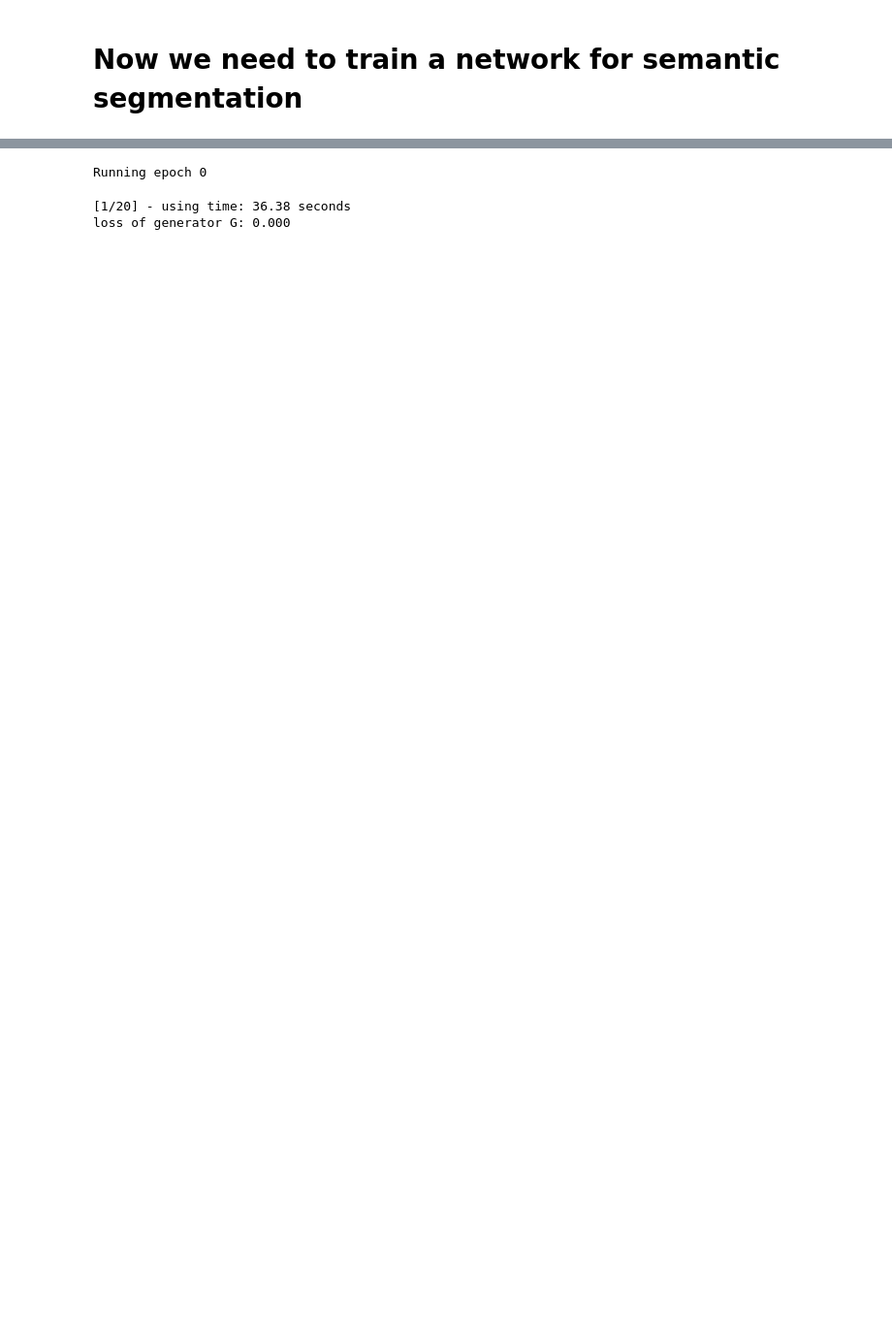
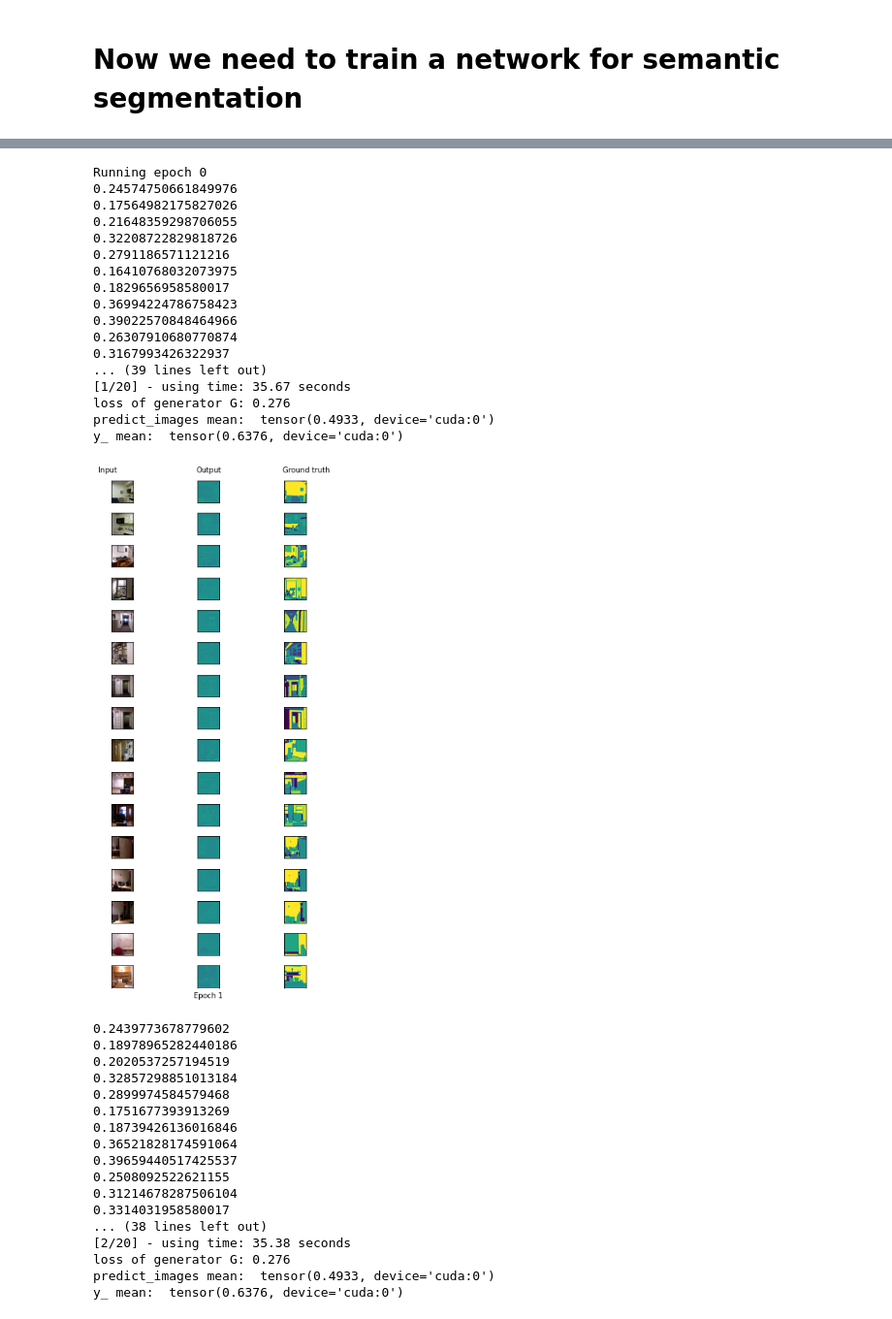
Before and after one commit to fvolcic/442_final, a Jupyter notebook: DataLoader_final.ipynb, the cells around one changed output, grey strips where cells are left out. Shown: that part at 97% size. Drawn from its saved outputs; the diff is of its cells as text; code cells hidden in the pictures; blank space fills up the shorter version.

```diff
--- a/DataLoader_final.ipynb
+++ b/DataLoader_final.ipynb
@@ -581,7 +586,7 @@ class generator(nn.Module):
 
     d8_c = self.decConv8(nn.functional.relu(d8_in))
 
-    output = nn.functional.tanh(d8_c)
+    output = nn.functional.sigmoid(d8_c)
 
     ###########################################################################
     #                              END OF YOUR CODE                           #
@@ -632,6 +637,13 @@ def process_image(img):
 
 def show_result(G, x_, y_, num_epoch):
   predict_images = G(x_)
+
+  # compute average x and y value. see what they are
+  x_mean = torch.mean(predict_images)
+  y_mean = torch.mean(y_)
+
+  print('predict_images mean: ', x_mean)
+  print('y_ mean: ', y_mean)
 
   fig, ax = plt.subplots(x_.size()[0], 3, figsize=(6,10))
 
@@ -663,8 +708,17 @@ def show_result(G, x_, y_, num_epoch):
 # %%
 #loss_func = nn.MSELoss().to(device=device)
-loss_func = nn.CrossEntropyLoss().to(device=device)
+#loss_func = nn.BCELoss().to(device=device)
+#loss_func = DiceLoss().to(device=device)
+#loss_func = nn.L1Loss().to(device=device)
+loss_func = Loss().to(device=device)
 def train_Unet(G, dataloader, num_epochs=20):
-    G_optimizer = optim.Adam(G.parameters(), lr=0.0002, betas=[0.5, 0.999])
+    #G_optimizer = optim.Adam(G.parameters(), lr=0.01, betas=[0.5, 0.999])
+
+    # use SGD with momentum
+    G_optimizer = optim.SGD(G.parameters(), lr=0.08, momentum=0.9)
+
+    total_losses = []
+
 
     for epoch in range(num_epochs):
         G_losses = []
@@ -676,8 +730,12 @@ def train_Unet(G, dataloader, num_epochs=20):
             x = data[0].to(device=device) # images
             y = data[1].to(device=device) # sementic segmentations
 
+            # assert all elements of 0 < y < 1
+
             G.zero_grad()
             model_ouput = G(x)
+            assert torch.all(y >= 0) and torch.all(y <= 1)
+            assert torch.all(x >= 0) and torch.all(x <= 1)
 
             loss = loss_func(model_ouput.float(), y.float())
             loss.backward()
@@ -685,24 +743,60 @@ def train_Unet(G, dataloader, num_epochs=20):
 
             loss_G = loss.detach().item()
             G_losses.append(loss_G)
-
+            print(loss_G)
         epoch_end_time = time.time()
         per_epoch_ptime = epoch_end_time - epoch_start_time
         print('[%d/%d] - using time: %.2f seconds' % ((epoch + 1), num_epochs, per_epoch_ptime))
         print('loss of generator G: %.3f' % (torch.mean(torch.FloatTensor(G_losses))))
-        if epoch == 0 or (epoch + 1) % 5 == 0:
-            with torch.no_grad():
-                show_result(G, fixed_x, fixed_y, (epoch+1))
+        total_losses.append(G_losses)
+
+        with torch.no_grad():
+            assert torch.all(fixed_x >= 0) and torch.all(fixed_x <= 1)
+            assert torch.all(fixed_y >= 0) and torch.all(fixed_y <= 1)
+            show_result(G, fixed_x, fixed_y, (epoch+1))
+
+        # append G_losses to total_losses
+
+    return total_losses
 # %%
-import os
-os.environ["CUDA_LAUNCH_BLOCKING"] = "1"
-
 G = generator()
 G.to(device=device)
 
 
 train_Unet(G, train_dl)
 # %% [output]
 Running epoch 0
+0.24574750661849976
+0.17564982175827026
+0.21648359298706055
+0.32208722829818726
+0.2791186571121216
+0.16410768032073975
+0.1829656958580017
+0.36994224786758423
+0.39022570848464966
+0.26307910680770874
+0.3167993426322937
+... (39 lines left out)
+[1/20] - using time: 35.67 seconds
+loss of generator G: 0.276
+predict_images mean:  tensor(0.4933, device='cuda:0')
+y_ mean:  tensor(0.6376, device='cuda:0')
+[figure, new version]
-[1/20] - using time: 36.38 seconds
-loss of generator G: 0.000
+0.2439773678779602
+0.18978965282440186
+0.2020537257194519
+0.32857298851013184
+0.2899974584579468
+0.1751677393913269
+0.18739426136016846
+0.36521828174591064
+0.39659440517425537
+0.2508092522621155
+0.31214678287506104
+0.3314031958580017
+... (38 lines left out)
+[2/20] - using time: 35.38 seconds
+loss of generator G: 0.276
+predict_images mean:  tensor(0.4933, device='cuda:0')
+y_ mean:  tensor(0.6376, device='cuda:0')
```
Also changed, not shown: parts of 6 cells of this notebook.
